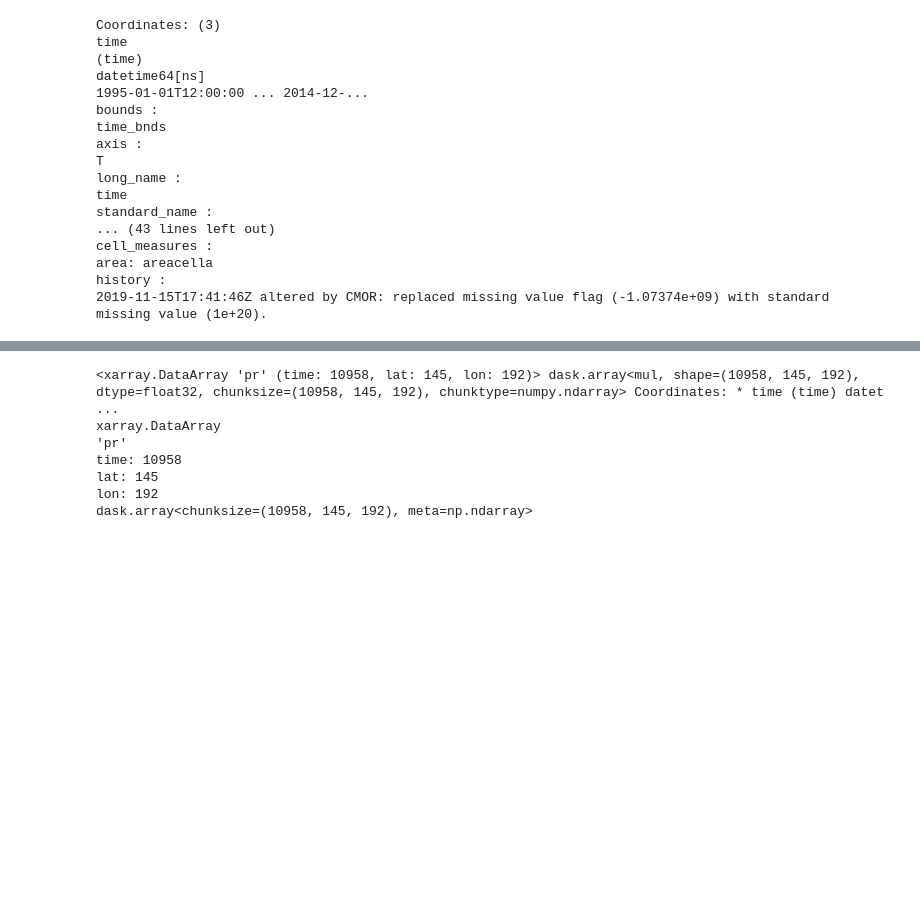
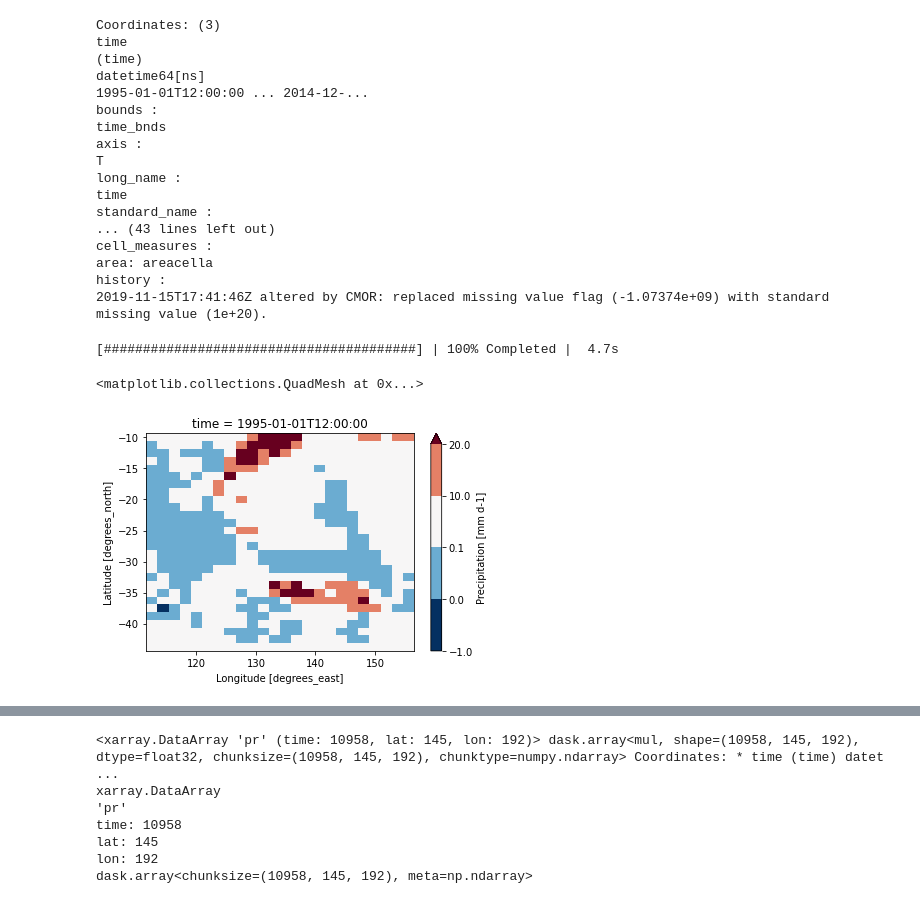
Before and after one commit to AusClimateService/qqscale, a Jupyter notebook: dry_day_testing.ipynb, the cells around one changed output, grey strips where cells are left out. Drawn from its saved outputs; the diff is of its cells as text; code cells hidden in the pictures; blank space fills up the shorter version.

```diff
--- a/dry_day_testing.ipynb
+++ b/dry_day_testing.ipynb
@@ -156,3 +159,11 @@ cell_measures :
 area: areacella
 history :
 2019-11-15T17:41:46Z altered by CMOR: replaced missing value flag (-1.07374e+09) with standard missing value (1e+20).
+# %%
+ds_hist['pr'].isel({'time': 0}).sel({'lat': slice(lat_min_qq, lat_max_qq), 'lon': slice(lon_min_qq, lon_max_qq)}).plot(
+    levels=[-1, 0, 0.1, 10, 20]
+)
+# %% [output]
+[########################################] | 100% Completed |  4.7s
+<matplotlib.collections.QuadMesh at 0x...>
+[figure, added]
```
Also changed, not shown: parts of 32 cells of this notebook, 4 other files.
